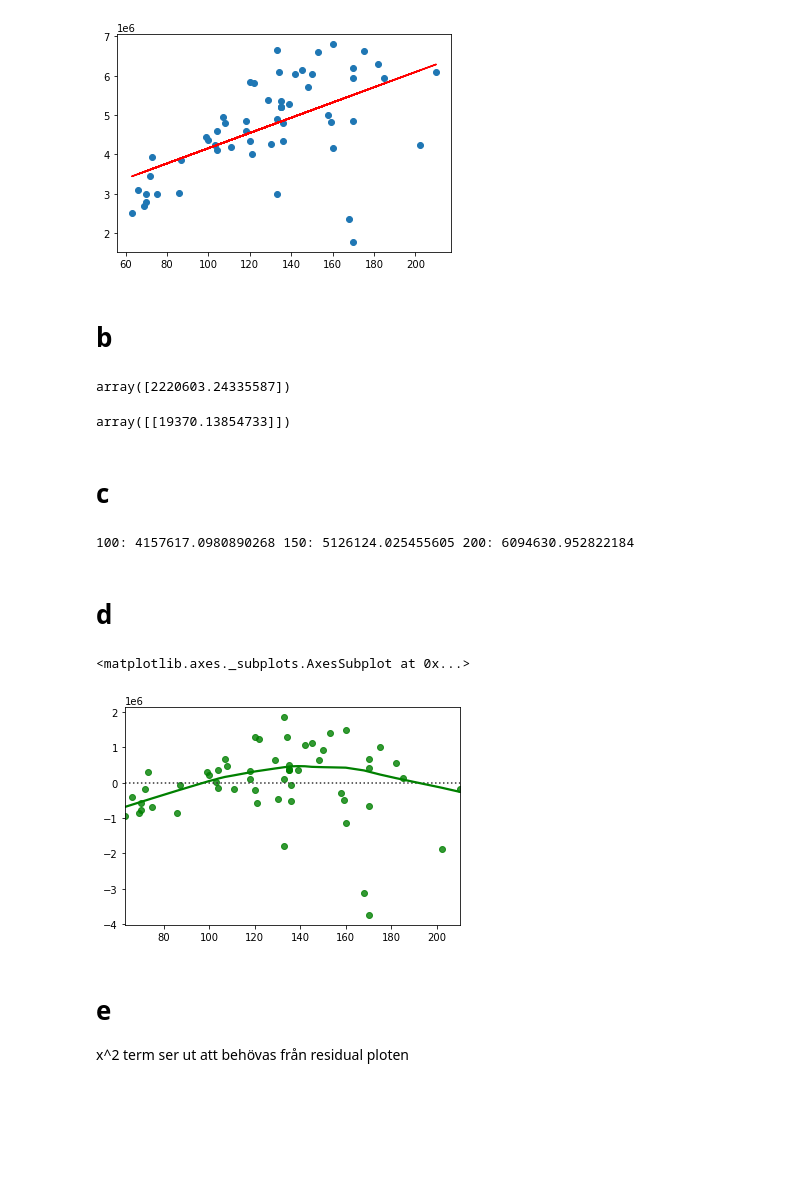
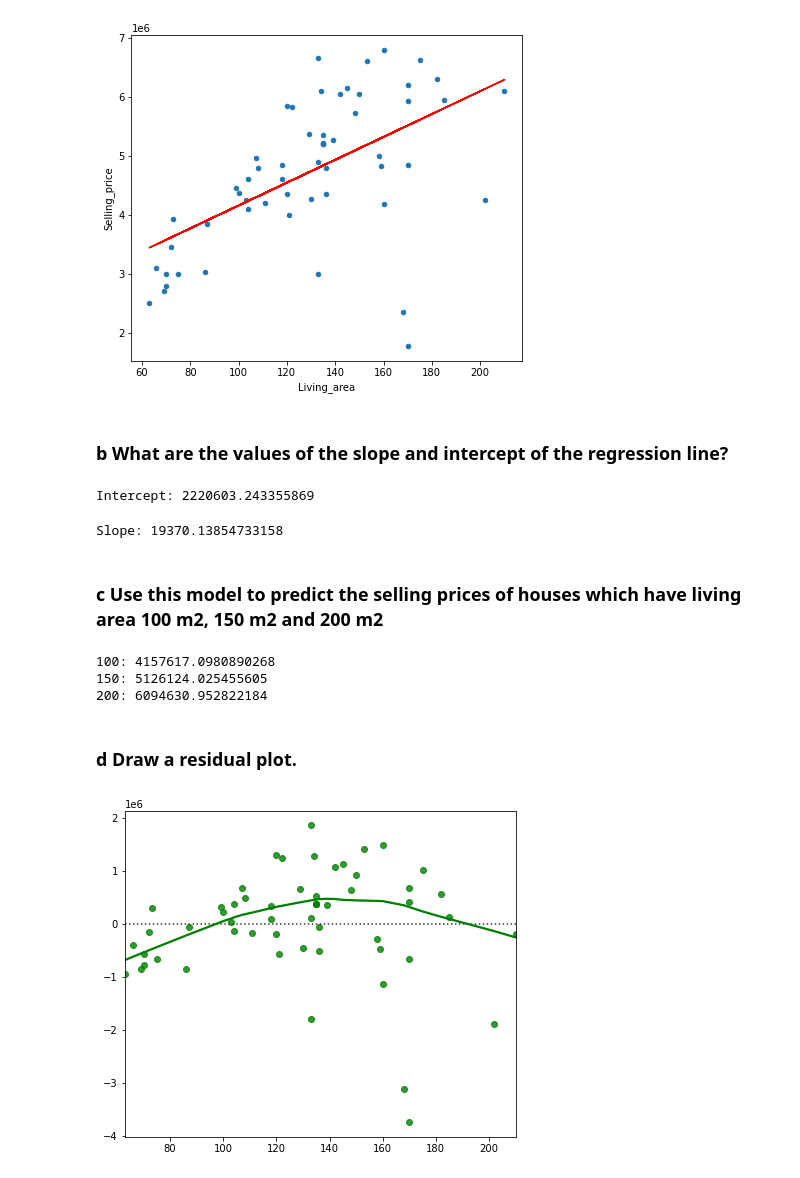
Before and after one commit to jerge/DAT405-DSC, a Jupyter notebook: Lab 2/Lab 2.ipynb, the cells around one changed output. Cells and saved outputs as stored; diff of their text form; code cells hidden in the pictures; blank space fills up the shorter version.

```diff
--- a/Lab 2/Lab 2.ipynb
+++ b/Lab 2/Lab 2.ipynb
@@ -1,56 +7,55 @@
 # %%
 #a
 import numpy as np
 import matplotlib.pyplot as plt
 import pandas as pd
 from sklearn.linear_model import LinearRegression
 
+plt.rcParams['figure.figsize'] = [1*7, 1*6] #Resize figure to allow 2 subplots in x
+
 houses = pd.read_csv("data_assignment2.csv").set_index('ID')
 
 #Clean NaN
 houses = houses.dropna(subset=['Living_area','Selling_price'])
-houses = houses.fillna(0) #Biarea only
+houses = houses.fillna(0)
 
-#houses.plot.scatter(x='Living_area', y='Selling_price')
+living_area = houses.Living_area.values.reshape(-1, 1)
+selling_price = houses.Selling_price.values.reshape(-1, 1)
+linear_regressor = LinearRegression()
+linear_regressor.fit(living_area, selling_price)
+selling_price_pred = linear_regressor.predict(living_area)
 
-X = houses.iloc[:, 0].values.reshape(-1, 1)  # values converts it into a numpy array
-Y = houses.iloc[:, 5].values.reshape(-1, 1)  # -1 means that calculate the dimension of rows, but have 1 column
-linear_regressor = LinearRegression()  # create object for the class
-linear_regressor.fit(X, Y)  # perform linear regression
-Y_pred = linear_regressor.predict(X)  # make predictions
 
-plt.scatter(X, Y)
-plt.plot(X, Y_pred, color='red')
+houses.plot.scatter(x='Living_area', y='Selling_price')
+plt.plot(living_area, selling_price_pred, color='red')
 plt.show()
 # %% [output]
-[figure, old version]
+[figure, new version]
-# %% [markdown]
-# b
-# %%
-linear_regressor.intercept_
-# %% [output]
-array([2220603.24335587])
-# %%
-linear_regressor.coef_
-# %% [output]
-array([[19370.13854733]])
-# %% [markdown]
-# c
+# %% [markdown]
+### b  What are the values of the slope and intercept of the regression line?
+# %%
+print(f"Intercept: {linear_regressor.intercept_[0]}")
+# %% [output]
+Intercept: 2220603.243355869
+# %%
+print(f"Slope: {linear_regressor.coef_[0][0]}")
+# %% [output]
+Slope: 19370.13854733158
+# %% [markdown]
+### c Use this model to predict the selling prices of houses which have living area 100 m2, 150 m2 and 200 m2
 # %%
-print(f"100: {linear_regressor.predict([[100]])[0][0]} 150: {linear_regressor.predict([[150]])[0][0]} 200: {linear_regressor.predict([[200]])[0][0]}")
+print(f"100: {linear_regressor.predict([[100]])[0][0]}\n150: {linear_regressor.predict([[150]])[0][0]}\n200: {linear_regressor.predict([[200]])[0][0]}")
 # %% [output]
-100: 4157617.0980890268 150: 5126124.025455605 200: 6094630.952822184
+100: 4157617.0980890268
+150: 5126124.025455605
+200: 6094630.952822184
 # %% [markdown]
-# d
+### d Draw a residual plot.
 # %%
 import seaborn as sns
 
 # Plot the residuals after fitting a linear model
 sns.residplot(x=X, y=Y, lowess=True, color="g")
+plt.show()
 # %% [output]
-<matplotlib.axes._subplots.AxesSubplot at 0x...>
-[figure, old version]
+[figure, new version]
-# %% [markdown]
-# e
-
-x^2 term ser ut att behövas från residual ploten
```
Also changed, not shown: parts of 10 cells of this notebook.
